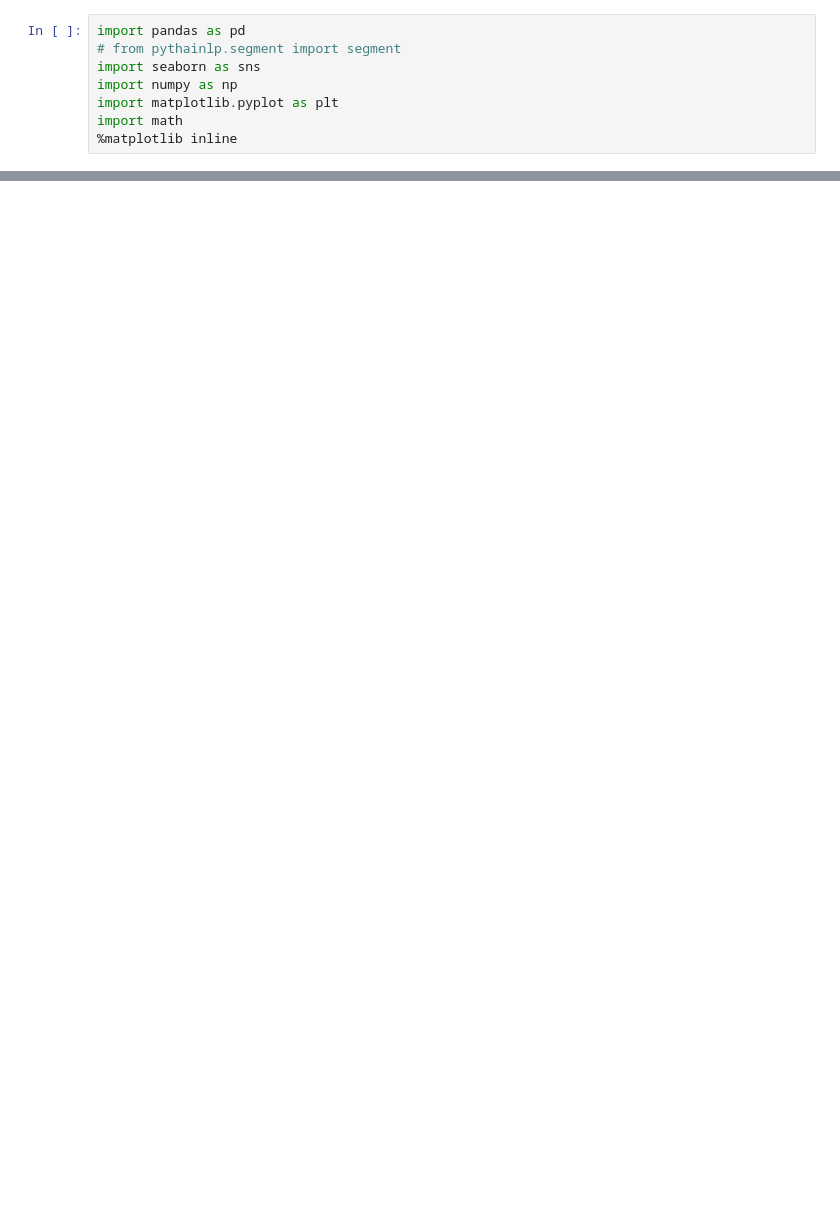
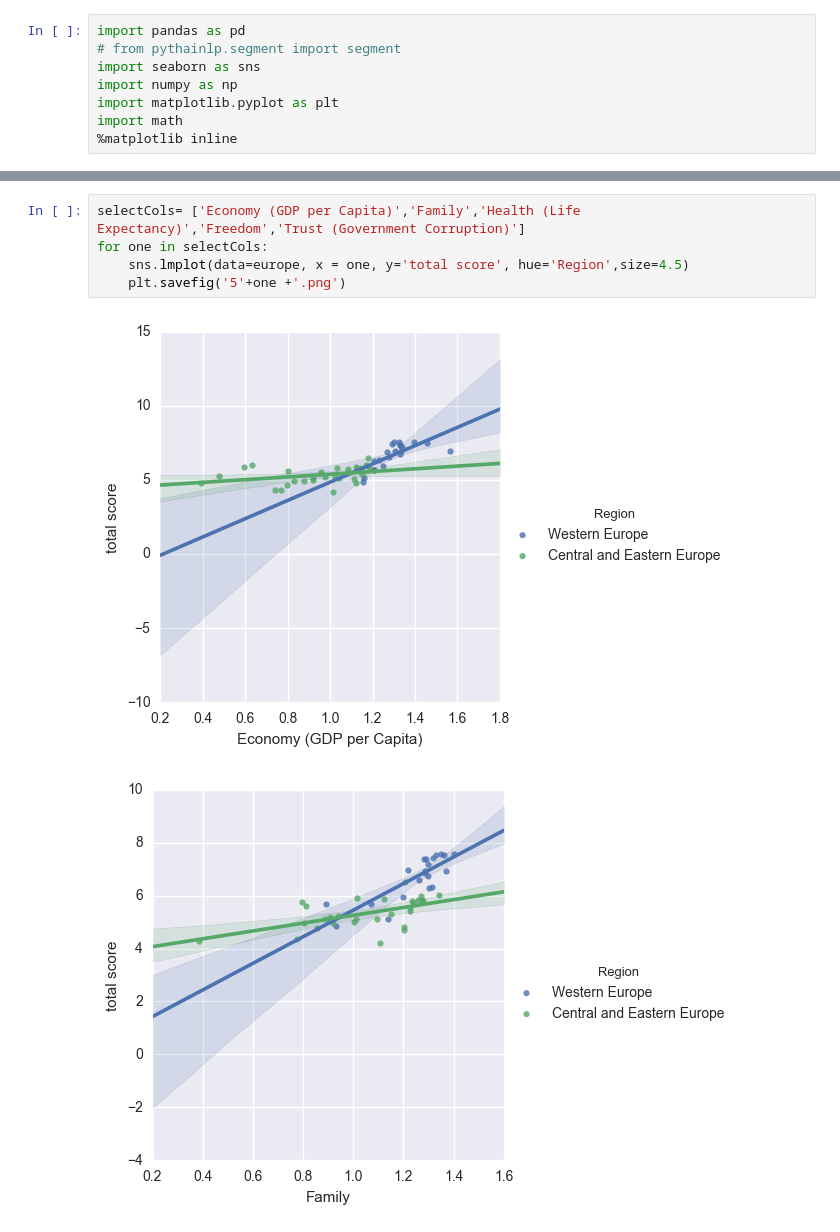
Before and after one commit to wentingsu/Su_Wenting_spring2017, a Jupyter notebook: Final/code/Analysis5.ipynb, the cells around one changed output, grey strips where cells are left out. Drawn from its saved outputs; the diff is of its cells as text; blank space fills up the shorter version.

```diff
--- a/Final/code/Analysis5.ipynb
+++ b/Final/code/Analysis5.ipynb
@@ -51,0 +72,8 @@ for one in raw:
+# %%
+selectCols= ['Economy (GDP per Capita)','Family','Health (Life Expectancy)','Freedom','Trust (Government Corruption)']
+for one in selectCols:
+    sns.lmplot(data=europe, x = one, y='total score', hue='Region',size=4.5)
+    plt.savefig('5'+one +'.png')
+# %% [output]
+[figure, added]
+[figure, added]
```
Also changed, not shown: parts of 24 cells of this notebook, 10 other files.
